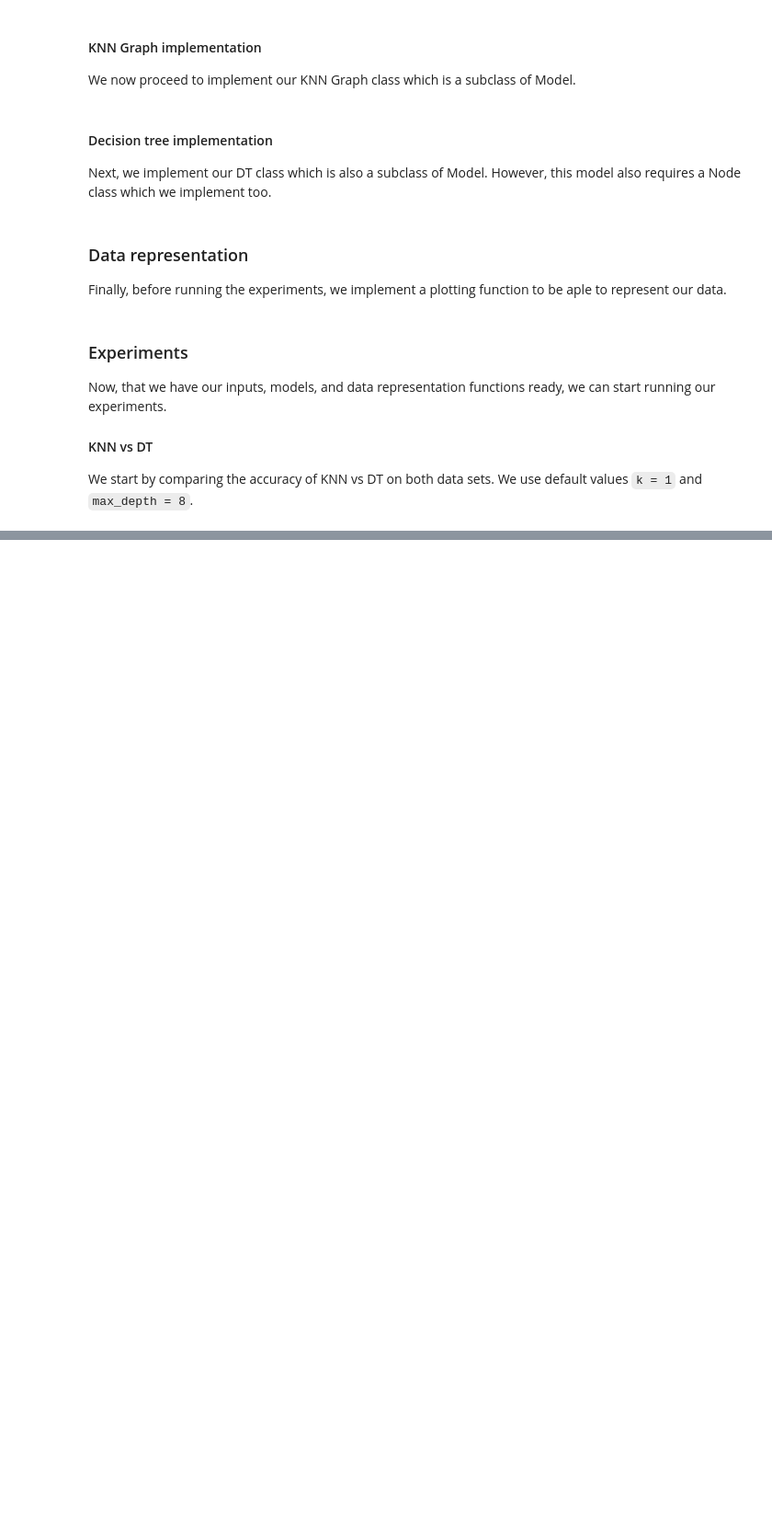
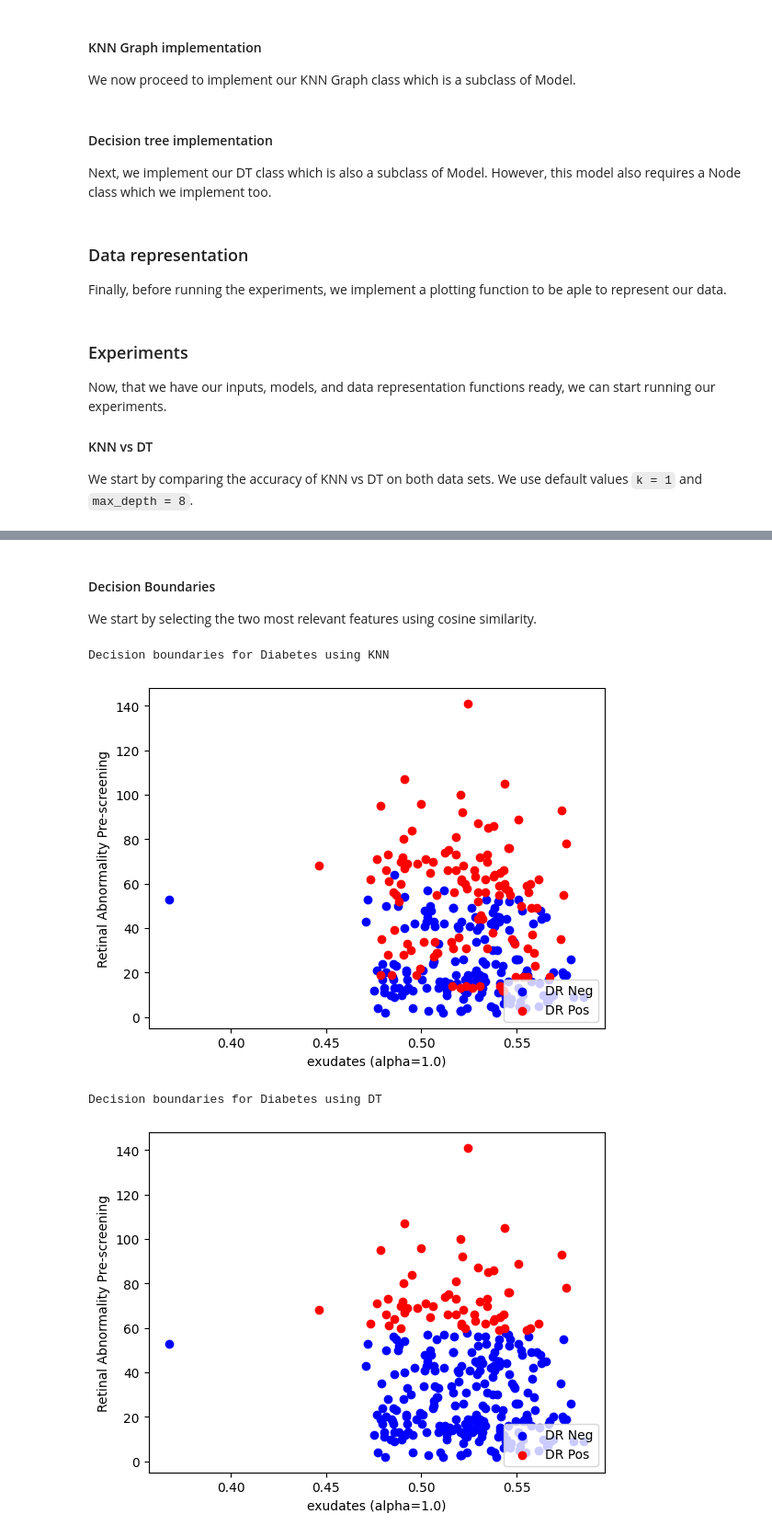
Before and after one commit to AdamK100/COMP551-Team58-Assignment1, a Jupyter notebook: notebook.ipynb, the cells around one changed output, grey strips where cells are left out. Shown at 92% size. Saved outputs shown, nothing was run; the diff lists cells and outputs as text; code cells hidden in the pictures; blank space fills up the shorter version.

```diff
--- a/notebook.ipynb
+++ b/notebook.ipynb
@@ -469,0 +529,62 @@ plot(range(1, 15), [hepatitis_max_depth_trials], 'max_depth', ['Accuracy'])
+# %% [markdown]
+#### Decision Boundaries
+
+We start by selecting the two most relevant features using cosine similarity.
+# %%
+diabetes_features_by_relevance = features_by_relevance(diabetes_clean_data[:, 1:], diabetes_clean_data[:, 0])
+diabetes_two_most_relevant_features = np.argsort(diabetes_features_by_relevance)[::-1][:2] + 1
+diabetes_two_most_relevant_features_names = np.take(diabetes_feature_names, diabetes_two_most_relevant_features)
+
+
+diabetes_two_most_relevant_features = np.insert(diabetes_two_most_relevant_features, 0, 0)
+
+diabetes_training_bound = np.take(diabetes_training, diabetes_two_most_relevant_features, axis=1)
+diabetes_testing_bound = np.take(diabetes_testing, diabetes_two_most_relevant_features, axis=1)
+diabetes_validation_bound = np.take(diabetes_validation, diabetes_two_most_relevant_features, axis=1)
+
+# Decision boundaries plot with KNN
+knn = KNN_Graph(3)
+knn.fit(diabetes_training_bound, diabetes_training_bound[:, 0])
+knn.validate_k(diabetes_validation_bound[:, 1:], diabetes_validation_bound[:, 0], 15)
+
+diabetes_predictions = knn.predict(diabetes_testing_bound[:, 1:])
+diabetes_has_dr = []
+diabetes_no_dr = []
+for i in range(len(diabetes_predictions)):
+    if(diabetes_predictions[i] == 0):
+        diabetes_no_dr.append(diabetes_testing_bound[i])
+    else:
+        diabetes_has_dr.append(diabetes_testing_bound[i])
+
+diabetes_has_dr = np.array(diabetes_has_dr)
+diabetes_no_dr = np.array(diabetes_no_dr)
+
+print("Decision boundaries for Diabetes using KNN")
+scatter([diabetes_no_dr[:, 1:], diabetes_has_dr[:, 1:]], ['DR Neg', 'DR Pos'], diabetes_two_most_relevant_features_names)
+
+
+# Decision boundaries plot with DT
+dt = DecisionTree(1)
+dt.fit(diabetes_training_bound[:, 1:], diabetes_training_bound[:, 0])
+dt.validate_depth(diabetes_training_bound[:, 1:], diabetes_training_bound[:, 0], diabetes_validation_bound[:, 1:], diabetes_validation_bound[:, 0], 15)
+
+diabetes_predictions = dt.predict(diabetes_testing_bound[:, 1:])
+diabetes_has_dr = []
+diabetes_no_dr = []
+for i in range(len(diabetes_predictions)):
+    if(diabetes_predictions[i] == 0):
+        diabetes_no_dr.append(diabetes_testing_bound[i])
+    else:
+        diabetes_has_dr.append(diabetes_testing_bound[i])
+
+diabetes_has_dr = np.array(diabetes_has_dr)
+diabetes_no_dr = np.array(diabetes_no_dr)
+
+print()
+print("Decision boundaries for Diabetes using DT")
+scatter([diabetes_no_dr[:, 1:], diabetes_has_dr[:, 1:]], ['DR Neg', 'DR Pos'], diabetes_two_most_relevant_features_names)
+# %% [output]
+Decision boundaries for Diabetes using KNN
+[figure, added]
+Decision boundaries for Diabetes using DT
+[figure, added]
```
Also changed, not shown: parts of 12 cells of this notebook, 1 other file.
